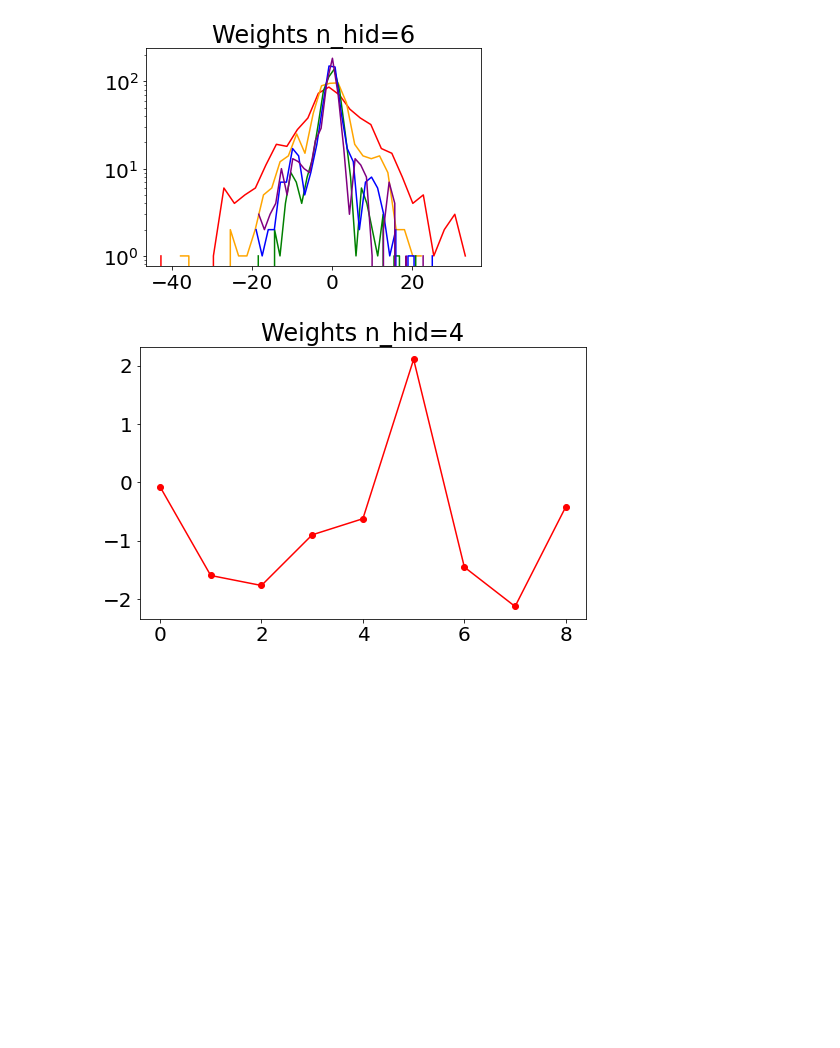
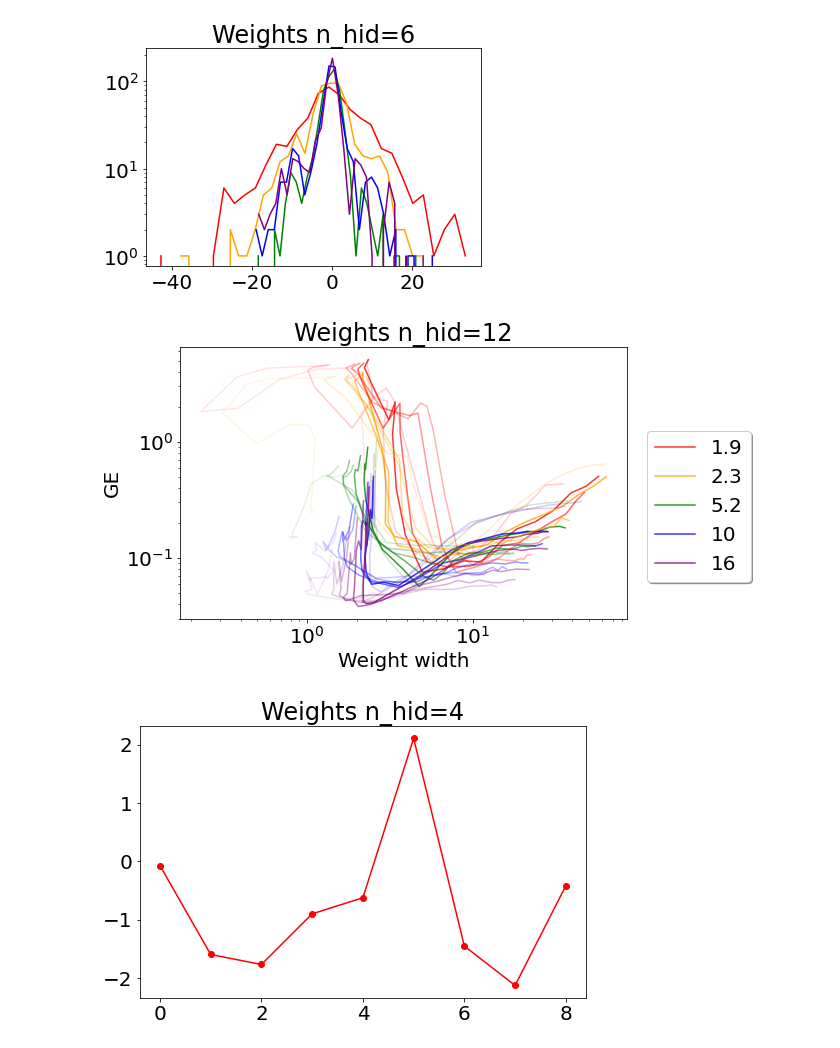
Before and after one commit to physicaone/loss_IG, a Jupyter notebook: [210902]visual_result5.ipynb, the cells around one changed output. Drawn from its saved outputs; the diff is of its cells as text; code cells hidden in the pictures; blank space fills up the shorter version.

```diff
--- a/[210902]visual_result5.ipynb
+++ b/[210902]visual_result5.ipynb
@@ -156,10 +156,8 @@ n_hid_color=['red', 'orange', 'yellow', 'green', 'skyblue', 'blue', 'purple', 'b
 lr=0.1
 std=0.5
 # %%
-Train_loss={}
 IG_loss={}
 for T in T_list:
-    Train_loss[str(T)]={}
     IG_loss[str(T)]={}
     for n_hid in n_hid_list:
         data0=pd.read_pickle('{base}/loss_IG/3*3/loss/IG_loss_n_hid={n_hid}_T={T}_lr={lr}_vol={vol}_std={std}.pkl'.format(base=base, n_hid=n_hid, T=T, lr=lr, vol=vol, std=std))
@@ -391,3 +413,30 @@ for i in range(1, len(n_hid_list)+1):
+# %%
+
+plt.figure(figsize=(8,5))
+
+
+n_vis=9
+for i in range(1, len(n_hid_list)+1):
+    i=len(n_hid_list)-i
+    n_hid=str(n_hid_list[i-1])
+#         plt.subplot(2, 4, i)
+    plt.rcParams["font.size"] = "20"
+    plt.title('Weights n_hid={n_hid}'.format(n_hid=n_hid))
+    # plt.xlim(-20, 20)
+    # plt.ylim(0, 50)
+
+    for t in range(len(T_list)):
+        plt.plot(Weight_width[str(T_list[t])][str(n_hid)], GE_dict[str(T_list[t])][str(n_hid)], c=T_color[t], label = T_list[t], alpha=float(n_hid)*0.1)
+        plt.xlabel('Weight width')
+        plt.ylabel('GE')
+
+        plt.yscale('log')
+        plt.xscale('log')
+#     plt.ylim(0, 1400)
+    plt.legend(T_list, loc='lower right', bbox_to_anchor=(1.3, 0.1), ncol=1, fancybox=True, shadow=True)
+    # plt.ylim(1, 10000)
+# %% [output]
+[figure, added]
 # %%
 # Hyper parameter들을 설정
 n_vis=9
```
Also changed, not shown: parts of 1 cell of this notebook.
